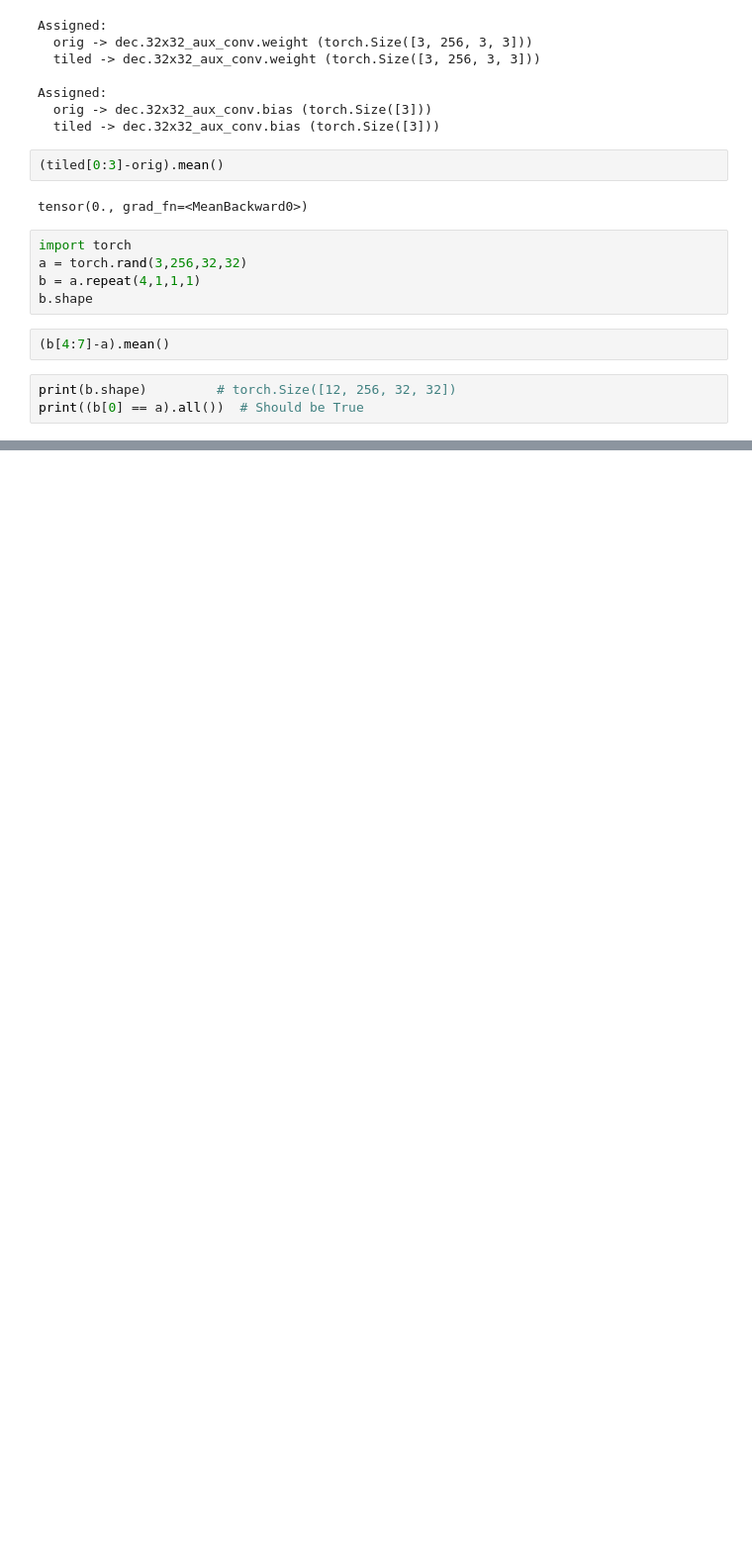
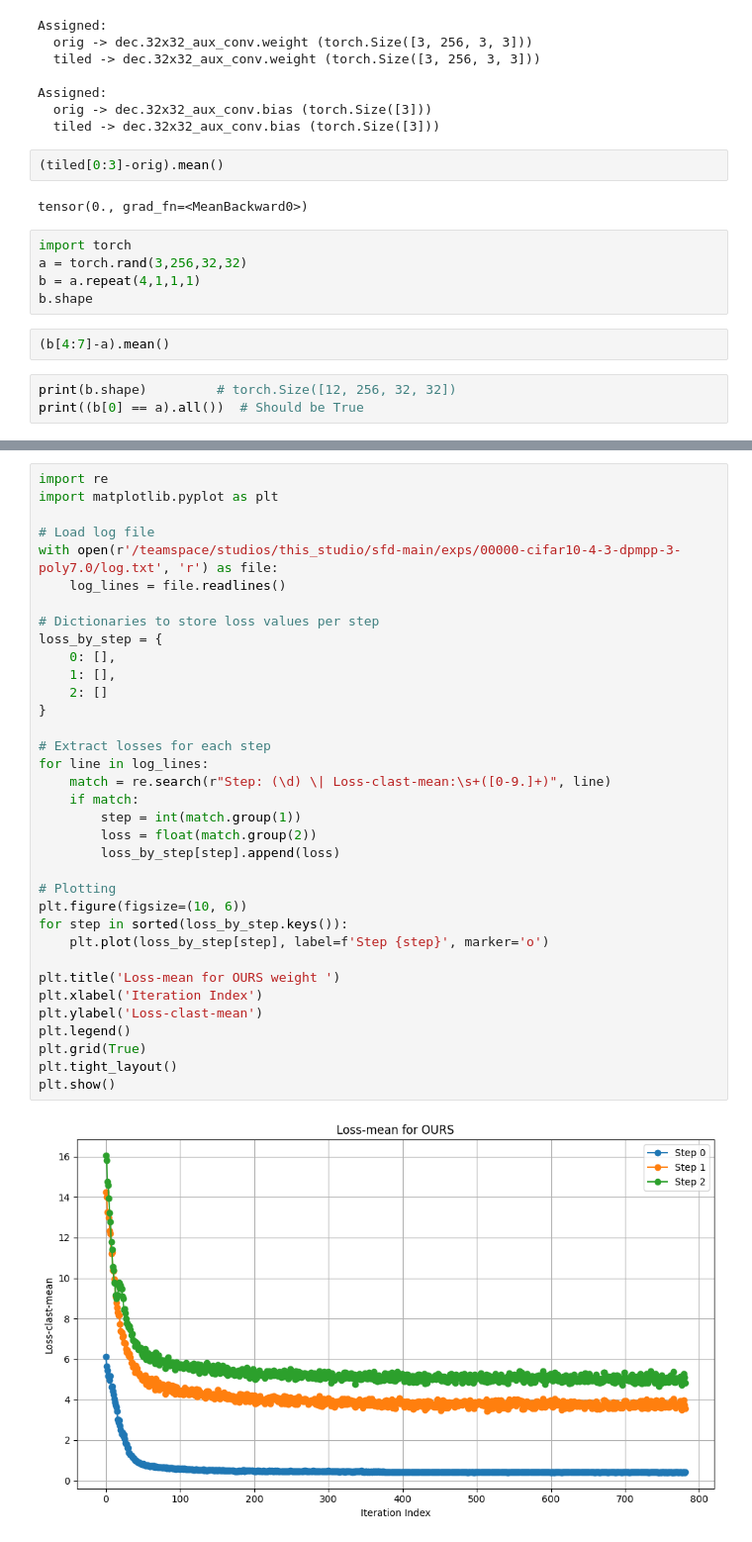
Before and after one commit to dsgiitr/SADD, a Jupyter notebook: sfd-main/training/temp.ipynb, the cells around one changed output, grey strips where cells are left out. Shown at 99% size. Cells and saved outputs as stored; diff of their text form; blank space fills up the shorter version.

```diff
--- a/sfd-main/training/temp.ipynb
+++ b/sfd-main/training/temp.ipynb
@@ -246,0 +241,37 @@ Check the documentation of torch.load to learn more about types accepted by defa
+# %%
+import re
+import matplotlib.pyplot as plt
+
+# Load log file
+with open(r'/teamspace/studios/this_studio/sfd-main/exps/00000-cifar10-4-3-dpmpp-3-poly7.0/log.txt', 'r') as file:
+    log_lines = file.readlines()
+
+# Dictionaries to store loss values per step
+loss_by_step = {
+    0: [],
+    1: [],
+    2: []
+}
+
+# Extract losses for each step
+for line in log_lines:
+    match = re.search(r"Step: (\d) \| Loss-clast-mean:\s+([0-9.]+)", line)
+    if match:
+        step = int(match.group(1))
+        loss = float(match.group(2))
+        loss_by_step[step].append(loss)
+
+# Plotting
+plt.figure(figsize=(10, 6))
+for step in sorted(loss_by_step.keys()):
+    plt.plot(loss_by_step[step], label=f'Step {step}', marker='o')
+
+plt.title('Loss-mean for OURS weight ')
+plt.xlabel('Iteration Index')
+plt.ylabel('Loss-clast-mean')
+plt.legend()
+plt.grid(True)
+plt.tight_layout()
+plt.show()
+# %% [output]
+[figure, added]
```
Also changed, not shown: parts of 1 cell of this notebook, 3 other files.
